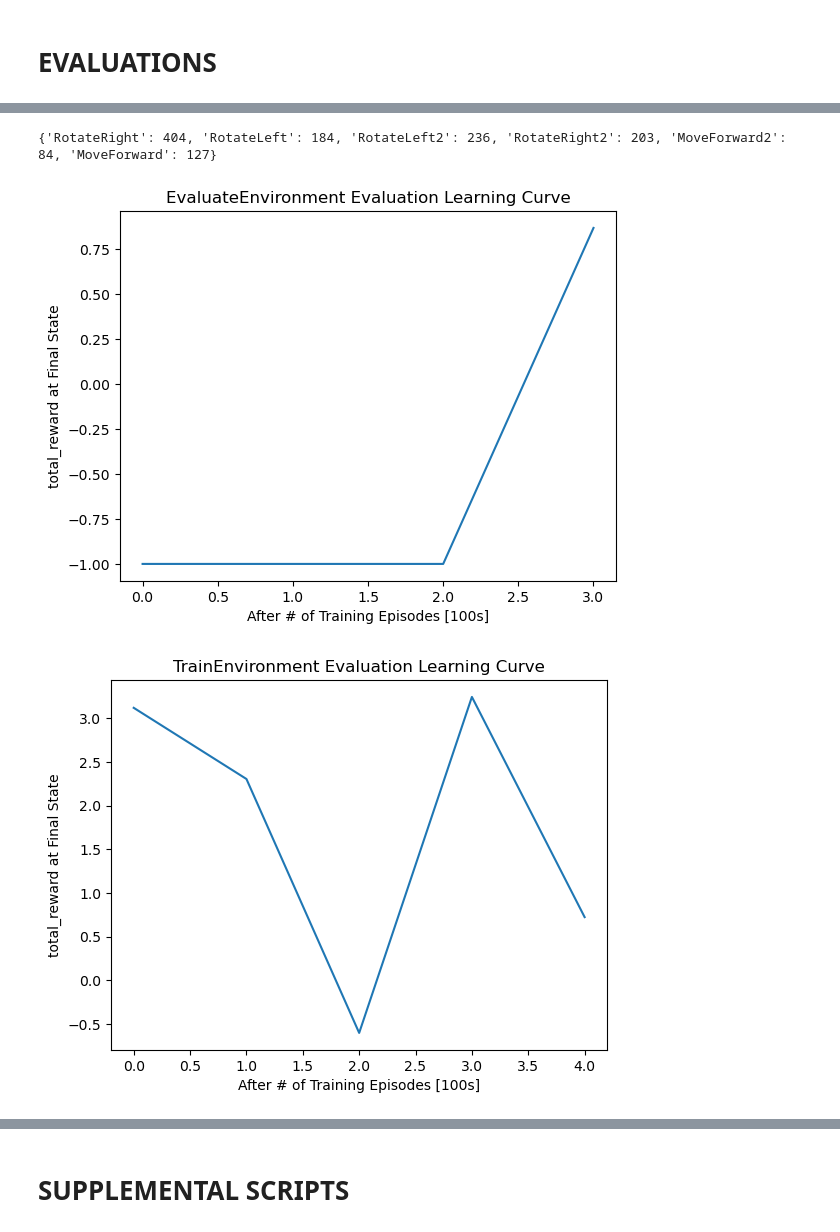
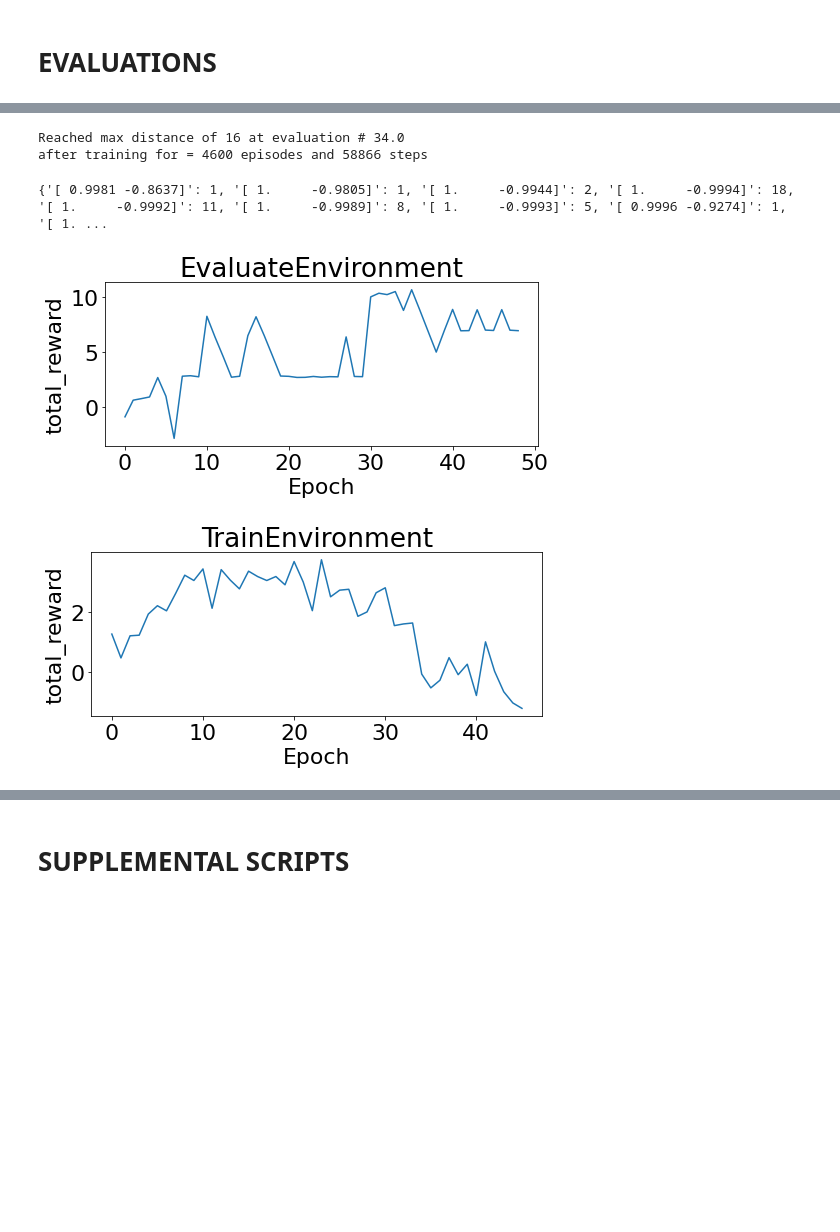
Before and after one commit to WreckItTim/rl_drone, a Jupyter notebook: Evaluation_Notebook.ipynb, the cells around one changed output, grey strips where cells are left out. Saved outputs shown, nothing was run; the diff lists cells and outputs as text; code cells hidden in the pictures; blank space fills up the shorter version.

```diff
--- a/Evaluation_Notebook.ipynb
+++ b/Evaluation_Notebook.ipynb
@@ -195,7 +203,7 @@ def read_evaluations(evaluation_folder, nEpisodes):
 # for each key is expected number of episodes per set
 instances = {
     'EvaluateEnvironment' : 6,
-    'TrainEnvironment' : 20,
+    'TrainEnvironment' : 100,
 }
 all_evaluations = {}
 for instance in instances:
@@ -213,8 +229,32 @@ states__episodes_81_92.json 4
+# %%
+for instance in instances:
+    for set_num, episodes in enumerate(all_evaluations[instance]):
+        for episode, states in enumerate(episodes):
+            for step, state in enumerate(states):
+                if step > 0:
+                    action = state['transcribed_action']
+                    s = action.replace('[', '').replace(']', '').split(' ')
+                    actions = []
+                    for a in s:
+                        if a != '':
+                            actions.append(float(a))
+                    if actions[0] < -1 or actions[0] > 1:
+                        print('err')
+                    if actions[1] < -1 or actions[1] > 1:
+                        print('err')
 # %%
 # read in info from config file
 config_file = json.load(open('configuration.json', 'r'))
 gamma = config_file['components']['Model']['gamma']
-best_eval = config_file['components']['Evaluator']['best_eval']
+best_score = config_file['components']['Evaluator']['best_score']
+best_eval = config_file['components']['Evaluator']['best_counter'] / 100
+n_train_episodes = config_file['components']['TrainEnvironment']['episode_counter']
+n_train_steps = config_file['components']['TrainEnvironment']['step_counter']
+print(f'Reached max distance of {best_score} at evaluation # {best_eval}')
+print(f'after training for = {n_train_episodes} episodes and {n_train_steps} steps')
+# %% [output]
+Reached max distance of 16 at evaluation # 34.0
+after training for = 4600 episodes and 58866 steps
 # %%
 # process evaluations
 _moves = {}
@@ -254,7 +294,7 @@ print(_moves)
         # episode - int number
             # final values - list of final values with increased # of training evaluations
 # %% [output]
-{'RotateRight': 404, 'RotateLeft': 184, 'RotateLeft2': 236, 'RotateRight2': 203, 'MoveForward2': 84, 'MoveForward': 127}
+{'[ 0.9981 -0.8637]': 1, '[ 1.     -0.9805]': 1, '[ 1.     -0.9944]': 2, '[ 1.     -0.9994]': 18, '[ 1.     -0.9992]': 11, '[ 1.     -0.9989]': 8, '[ 1.     -0.9993]': 5, '[ 0.9996 -0.9274]': 1, '[ 1. ...
 # %%
 # PLOT RESULTS VERSUS TRAINING TIME
 results_instances = [
@@ -272,12 +312,17 @@ string_variables = [
     'termination_reason',
 ]
 all_variables = numerical_variables + string_variables
-plots = {}
+
+shorten = {
+    'termination_reason':'termination',
+}
+
 # take mean values
 for variable in all_variables:
-    plots[variable] = {}
     for instance in results_instances:
-        plots[variable][instance] = {}
+        if variable not in shorten:
+            shorten[variable] = variable
+        plot_name = instance + '_' + variable
 
         values = {}
         for episode in final_variables[instance][variable]:
@@ -286,42 +331,48 @@ for variable in all_variables:
                     values[evaluation] = []
                 values[evaluation].append(final_variables[instance][variable][episode][evaluation])
 
         if variable in numerical_variables:
             aggregates = []
             nEpisodes = len(final_variables[instance][variable])
             for evaluation in values:
                 aggregates.append(sum(values[evaluation])/len(values[evaluation]))
-            plt.title(instance + ' Evaluation Learning Curve')
-            plt.xlabel('After # of Training Episodes [100s]')
-            plt.ylabel(variable + ' at Final State')
+            plt.title(instance)
+            plt.xlabel('Epoch')
+            plt.ylabel(variable)
             plt.plot(aggregates)
+            plt.tight_layout()
+            fig = plt.gcf()
+            fig.set_size_inches(8, 4)
+            plt.savefig(plot_dir + plot_name + '.png')
             plt.show()
 
         if variable in string_variables:
+            fig = plt.gcf()
+            fig.set_size_inches(4, 4)
             aggregates = {}
             for evaluation in values:
                 for name in values[evaluation]:
                     if name not in aggregates:
                         aggregates[name] = {}
                     if evaluation not in aggregates[name]:
                         aggregates[name][evaluation] = 0
                     aggregates[name][evaluation] += 1
-            df_data = {'count':[], 'name':[], 'evaluation':[]}
+            df_data = {'count':[], shorten[variable]:[], 'epoch':[]}
             for name in aggregates:
                 for evaluation in values:
                     if evaluation not in aggregates[name]:
                         aggregates[name][evaluation] = 0
                     count = aggregates[name][evaluation]
                     df_data['count'].append(count)
-                    df_data['name'].append(name)
-                    df_data['evaluation'].append(evaluation)
+                    df_data[shorten[variable]].append(name[0])
+                    df_data['epoch'].append(evaluation)
             df = pd.DataFrame(df_data)
-            heatmap_data = pd.pivot_table(df, values='count', index=['name'], columns='evaluation')
+            heatmap_data = pd.pivot_table(df, values='count', index=[shorten[variable]], columns='epoch')
             sns.heatmap(heatmap_data)
-            plt.title(instance + ' Evaluation Learning Curve: ' + variable)
+            plt.title(instance)
+            plt.tight_layout()
+            plt.savefig(plot_dir + plot_name + '.png')
             plt.show()
-
-        plots[variable][instance] = aggregates
 # %% [output]
-[figure, old version]
+[figure, new version]
-[figure, old version]
+[figure, new version]
```
Also changed, not shown: parts of 13 cells of this notebook.
